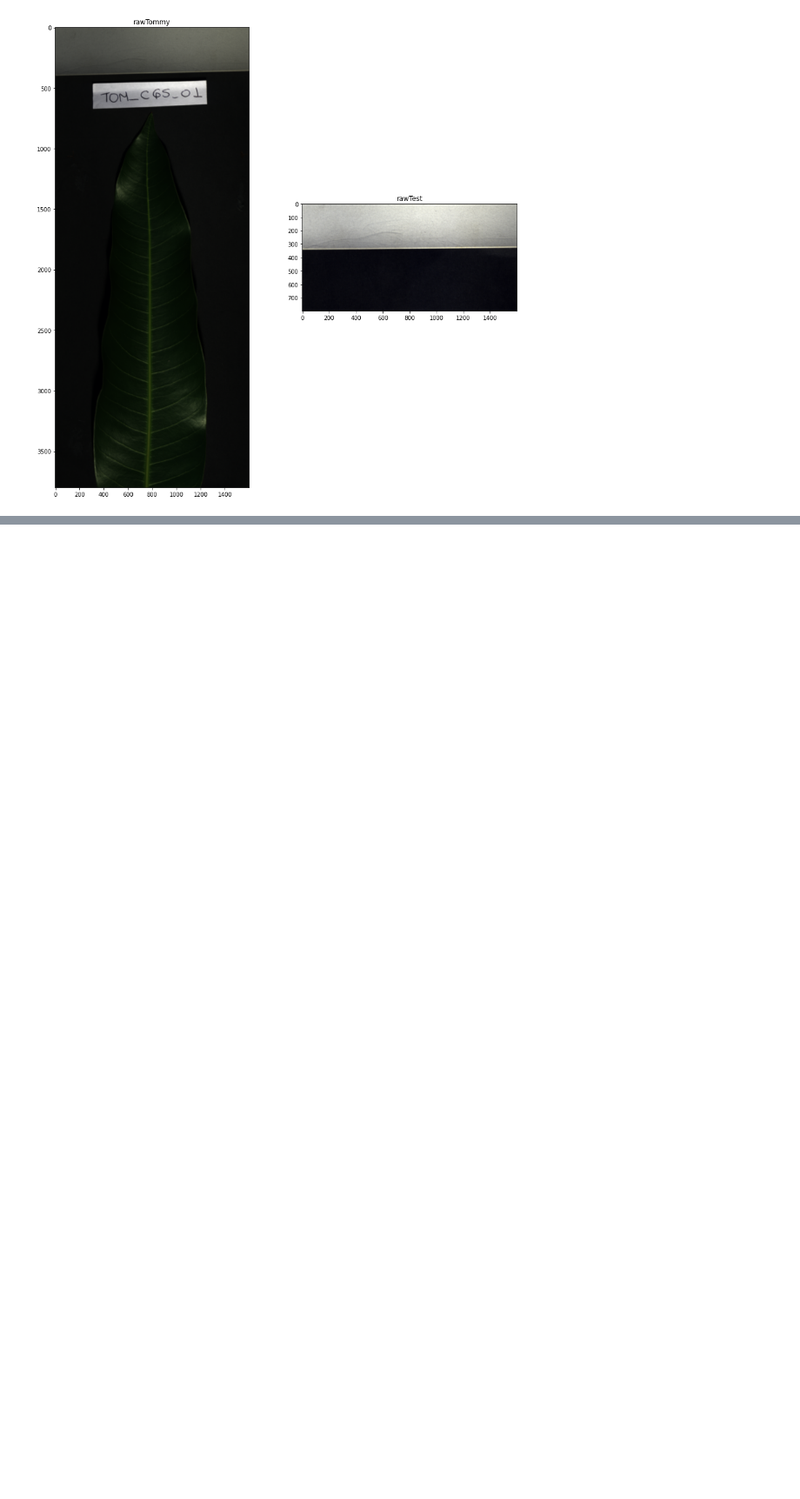
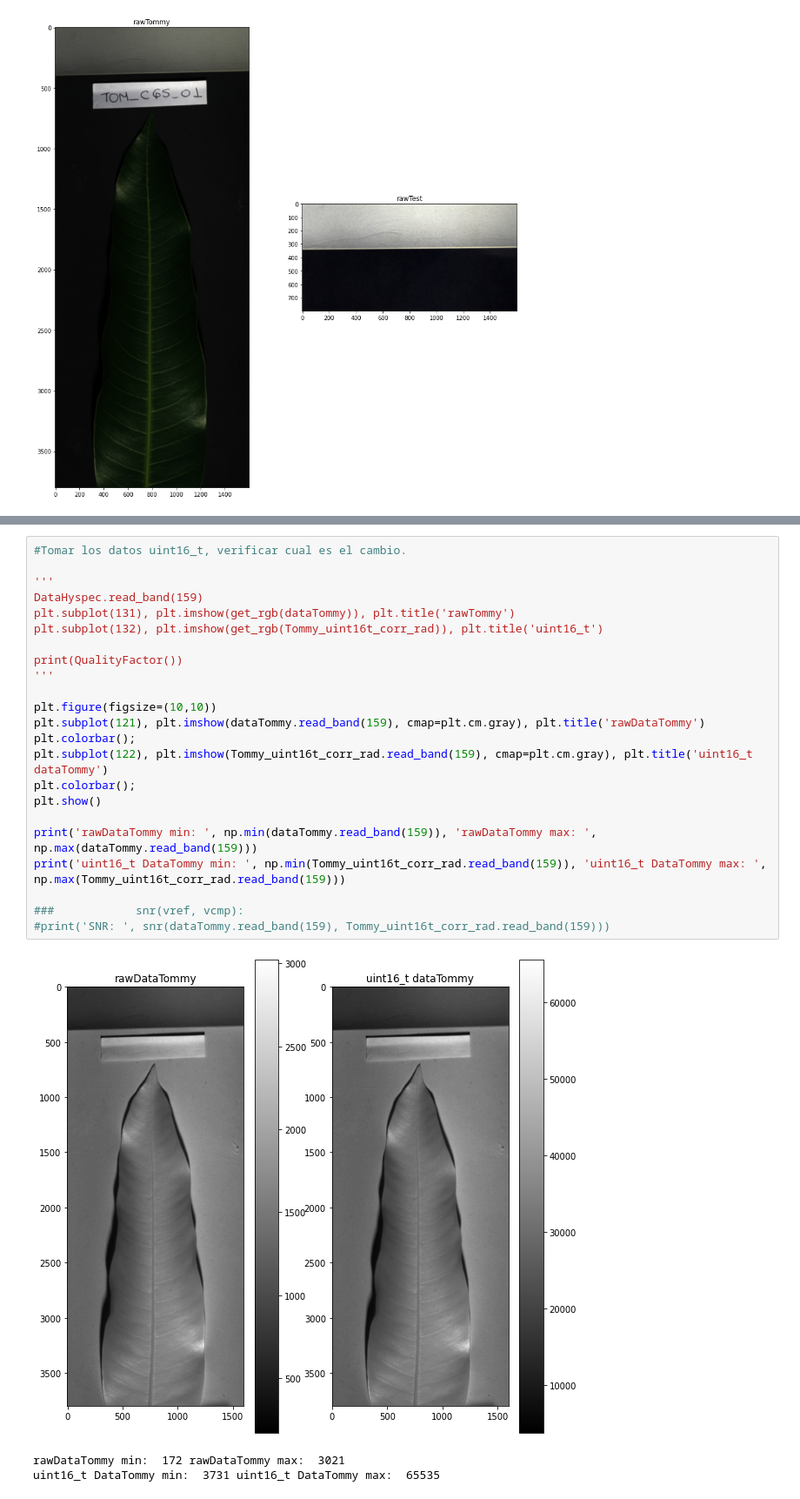
Before and after one commit to JuanDValenciano/HyperspectralTools_Multi, a Jupyter notebook: Python/Colaboratory/RadianceCorrection.ipynb, the cells around one changed output, grey strips where cells are left out. Shown at 87% size. Cells and saved outputs as stored; diff of their text form; blank space fills up the shorter version.

```diff
--- a/Python/Colaboratory/RadianceCorrection.ipynb
+++ b/Python/Colaboratory/RadianceCorrection.ipynb
@@ -172,0 +257,27 @@ plt.show()
+# %%
+#Tomar los datos uint16_t, verificar cual es el cambio.
+
+'''
+DataHyspec.read_band(159)
+plt.subplot(131), plt.imshow(get_rgb(dataTommy)), plt.title('rawTommy')
+plt.subplot(132), plt.imshow(get_rgb(Tommy_uint16t_corr_rad)), plt.title('uint16_t')
+
+print(QualityFactor())
+'''
+
+plt.figure(figsize=(10,10))
+plt.subplot(121), plt.imshow(dataTommy.read_band(159), cmap=plt.cm.gray), plt.title('rawDataTommy')
+plt.colorbar();
+plt.subplot(122), plt.imshow(Tommy_uint16t_corr_rad.read_band(159), cmap=plt.cm.gray), plt.title('uint16_t dataTommy')
+plt.colorbar();
+plt.show()
+
+print('rawDataTommy min: ', np.min(dataTommy.read_band(159)), 'rawDataTommy max: ', np.max(dataTommy.read_band(159)))
+print('uint16_t DataTommy min: ', np.min(Tommy_uint16t_corr_rad.read_band(159)), 'uint16_t DataTommy max: ', np.max(Tommy_uint16t_corr_rad.read_band(159)))
+
+###            snr(vref, vcmp):
+#print('SNR: ', snr(dataTommy.read_band(159), Tommy_uint16t_corr_rad.read_band(159)))
+# %% [output]
+[figure, added]
+rawDataTommy min:  172 rawDataTommy max:  3021
+uint16_t DataTommy min:  3731 uint16_t DataTommy max:  65535
```
Also changed, not shown: parts of 13 cells of this notebook.
